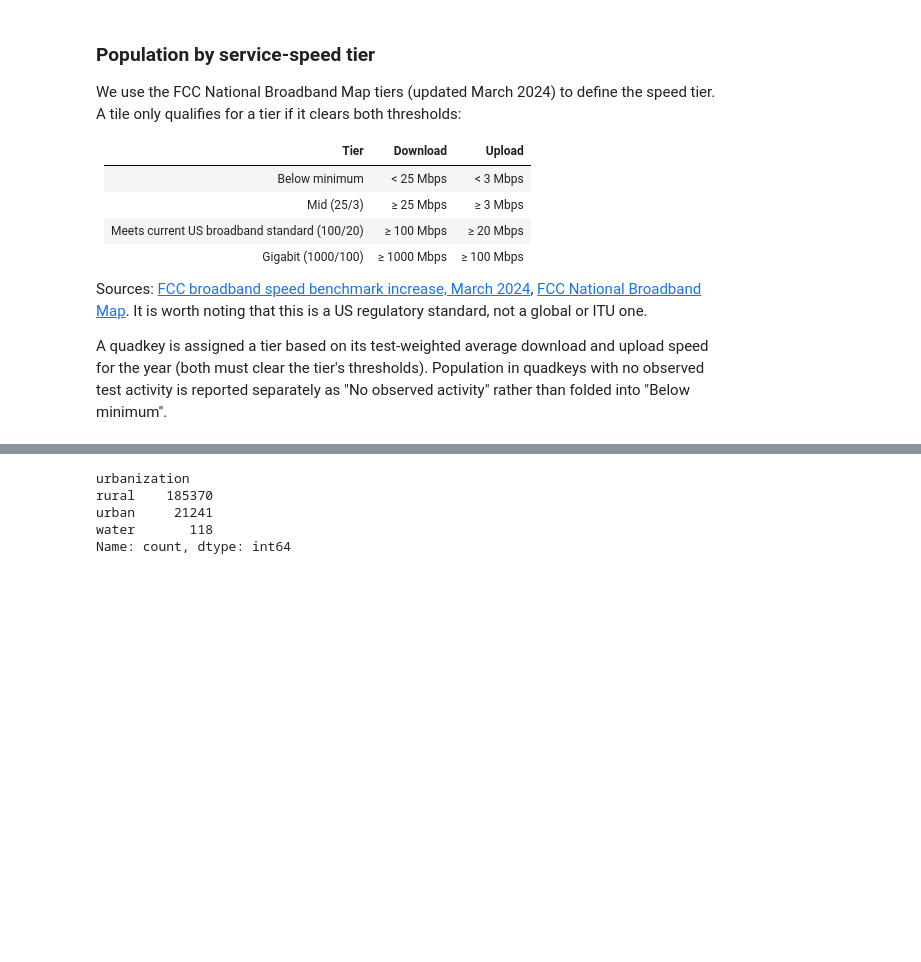
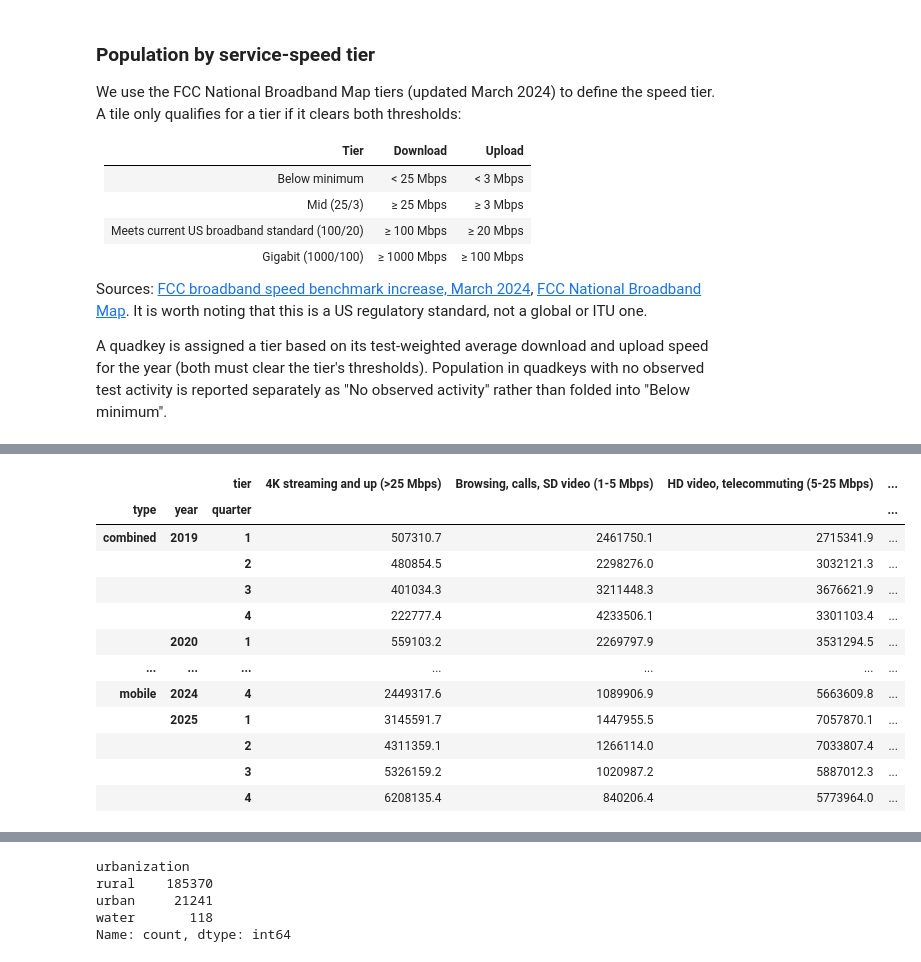
Before and after one commit to datapartnership/syria-economic-monitor, a Jupyter notebook: notebooks/internet-connectivity/gdp_proxy_features.ipynb, the cells around one changed output, grey strips where cells are left out. Drawn from its saved outputs; the diff is of its cells as text; code cells hidden in the pictures; blank space fills up the shorter version.

Commit message:
Add fetching code and cleanup text

```diff
--- a/notebooks/internet-connectivity/gdp_proxy_features.ipynb
+++ b/notebooks/internet-connectivity/gdp_proxy_features.ipynb
@@ -938,0 +870,92 @@ Saved -> /Users/farhanreynaldo/Documents/world-bank/git-repo/syria-economic-moni
+# %%
+ACTIVITY_TIER_QUARTERLY_OUT_PATH = (
+    DATA_DIR / "processed" / "quarterly_activity_speed_tier_population.csv"
+)
+ACTIVITY_TIER_LABELS = [
+    "4K streaming and up (>25 Mbps)",
+    "HD video, telecommuting (5-25 Mbps)",
+    "Browsing, calls, SD video (1-5 Mbps)",
+    "Voice/text only (<=1 Mbps)",
+]
+
+
+def assign_activity_tier(avg_d_mbps: pd.Series) -> pd.Series:
+    """Highest activity tier for which download speed clears that tier's threshold."""
+    conditions = [
+        avg_d_mbps > 25,
+        (avg_d_mbps > 5) & (avg_d_mbps <= 25),
+        (avg_d_mbps > 1) & (avg_d_mbps <= 5),
+    ]
+    choices = ACTIVITY_TIER_LABELS[:3]
+    return pd.Series(
+        np.select(conditions, choices, default=ACTIVITY_TIER_LABELS[3]),
+        index=avg_d_mbps.index,
+    )
+
+
+def build_activity_speed_tier_population_quarterly(
+    quadkey_quarter: pd.DataFrame, total_population_by_year: pd.Series
+) -> pd.DataFrame:
+    active = quadkey_quarter[quadkey_quarter["tests"] > 0].copy()
+    active["avg_d_mbps"] = active["avg_d_kbps"] / 1000
+    active["tier"] = assign_activity_tier(active["avg_d_mbps"])
+
+    tier_pop = (
+        active.groupby(["type", "year", "quarter", "tier"], observed=True)["population"]
+        .sum()
+        .reset_index()
+    )
+
+    no_activity = (
+        active.groupby(["type", "year", "quarter"])["population"].sum().reset_index()
+    )
+    no_activity["total_population"] = no_activity["year"].map(total_population_by_year)
+    no_activity["population"] = (
+        no_activity["total_population"] - no_activity["population"]
+    )
+    no_activity = no_activity.drop(columns="total_population")
+    no_activity["tier"] = "No observed activity"
+
+    combined = pd.concat([tier_pop, no_activity], ignore_index=True)
+    combined["total_population"] = combined["year"].map(total_population_by_year)
+    combined["pop_share"] = round(
+        combined["population"] / combined["total_population"], 4
+    )
+    combined = combined.drop(columns="total_population")
+    combined["period"] = pd.to_datetime(
+        dict(
+            year=combined["year"], month=combined["quarter"].sub(1).mul(3).add(1), day=1
+        )
+    )
+    return combined.sort_values(["type", "year", "quarter"]).reset_index(drop=True)
+
+
+activity_speed_tier_population_quarterly = (
+    build_activity_speed_tier_population_quarterly(
+        quadkey_quarter_panel, TOTAL_POPULATION_BY_YEAR
+    )
+)
+activity_speed_tier_population_quarterly.to_csv(
+    ACTIVITY_TIER_QUARTERLY_OUT_PATH, index=False
+)
+activity_speed_tier_population_quarterly.pivot_table(
+    index=["type", "year", "quarter"],
+    columns="tier",
+    values="population",
+    fill_value=0,
+    observed=True,
+)
+# %% [output]
+|  |  | tier | 4K streaming and up (>25 Mbps) | Browsing, calls, SD video (1-5 Mbps) | HD video, telecommuting (5-25 Mbps) | ... |
+| type | year | quarter |  |  |  | ... |
+| combined | 2019 | 1 | 507310.7 | 2461750.1 | 2715341.9 | ... |
+|  |  | 2 | 480854.5 | 2298276.0 | 3032121.3 | ... |
+|  |  | 3 | 401034.3 | 3211448.3 | 3676621.9 | ... |
+|  |  | 4 | 222777.4 | 4233506.1 | 3301103.4 | ... |
+|  | 2020 | 1 | 559103.2 | 2269797.9 | 3531294.5 | ... |
+| ... | ... | ... | ... | ... | ... | ... |
+| mobile | 2024 | 4 | 2449317.6 | 1089906.9 | 5663609.8 | ... |
+|  | 2025 | 1 | 3145591.7 | 1447955.5 | 7057870.1 | ... |
+|  |  | 2 | 4311359.1 | 1266114.0 | 7033807.4 | ... |
+|  |  | 3 | 5326159.2 | 1020987.2 | 5887012.3 | ... |
+|  |  | 4 | 6208135.4 | 840206.4 | 5773964.0 | ... |
```
Also changed, not shown: parts of 26 cells of this notebook, 3 other files.
